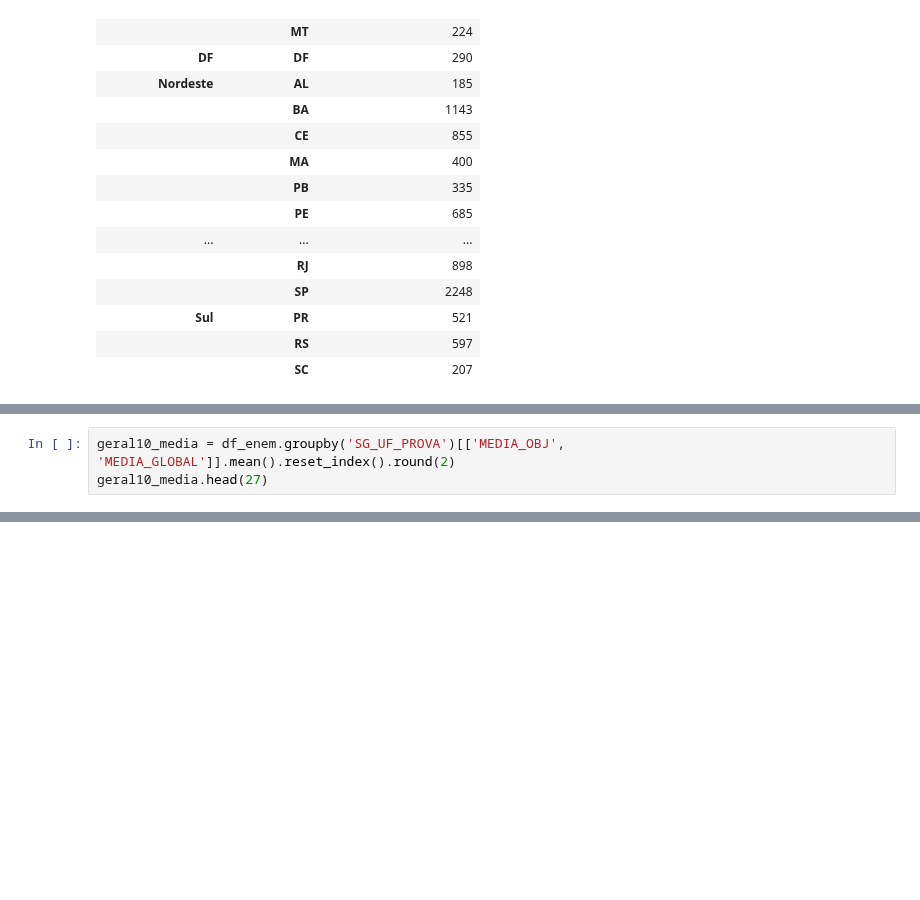
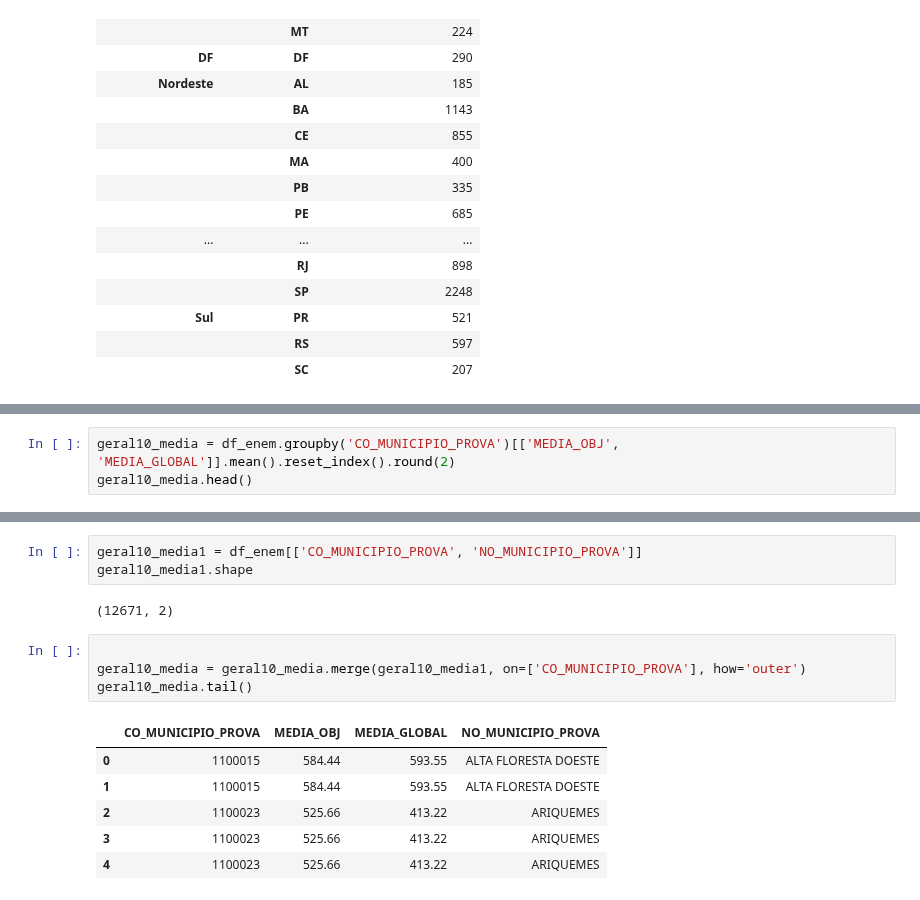
Before and after one commit to Bruno-Santana-Eco/Analise-de-Dados-ENEM, a Jupyter notebook: DataPrep1.ipynb, the cells around one changed output, grey strips where cells are left out. Saved outputs shown, nothing was run; the diff lists cells and outputs as text; blank space fills up the shorter version.

```diff
--- a/DataPrep1.ipynb
+++ b/DataPrep1.ipynb
@@ -1243,3 +1164,3 @@ build_statistics_metrics(lista_provas, df_enem, uf_view, list_metrics)
 # %%
-geral10_media = df_enem.groupby('SG_UF_PROVA')[['MEDIA_OBJ', 'MEDIA_GLOBAL']].mean().reset_index().round(2)
-geral10_media.head(27)
+geral10_media = df_enem.groupby('CO_MUNICIPIO_PROVA')[['MEDIA_OBJ', 'MEDIA_GLOBAL']].mean().reset_index().round(2)
+geral10_media.head()
@@ -1245,0 +1174,16 @@ geral10_media.head(27)
+# %%
+geral10_media1 = df_enem[['CO_MUNICIPIO_PROVA', 'NO_MUNICIPIO_PROVA']]
+geral10_media1.shape
+# %% [output]
+(12671, 2)
+# %%
+
+geral10_media = geral10_media.merge(geral10_media1, on=['CO_MUNICIPIO_PROVA'], how='outer')
+geral10_media.tail()
+# %% [output]
+|  | CO_MUNICIPIO_PROVA | MEDIA_OBJ | MEDIA_GLOBAL | NO_MUNICIPIO_PROVA |
+| 0 | 1100015 | 584.44 | 593.55 | ALTA FLORESTA DOESTE |
+| 1 | 1100015 | 584.44 | 593.55 | ALTA FLORESTA DOESTE |
+| 2 | 1100023 | 525.66 | 413.22 | ARIQUEMES |
+| 3 | 1100023 | 525.66 | 413.22 | ARIQUEMES |
+| 4 | 1100023 | 525.66 | 413.22 | ARIQUEMES |
```
Also changed, not shown: parts of 31 cells of this notebook, 2 other files.
